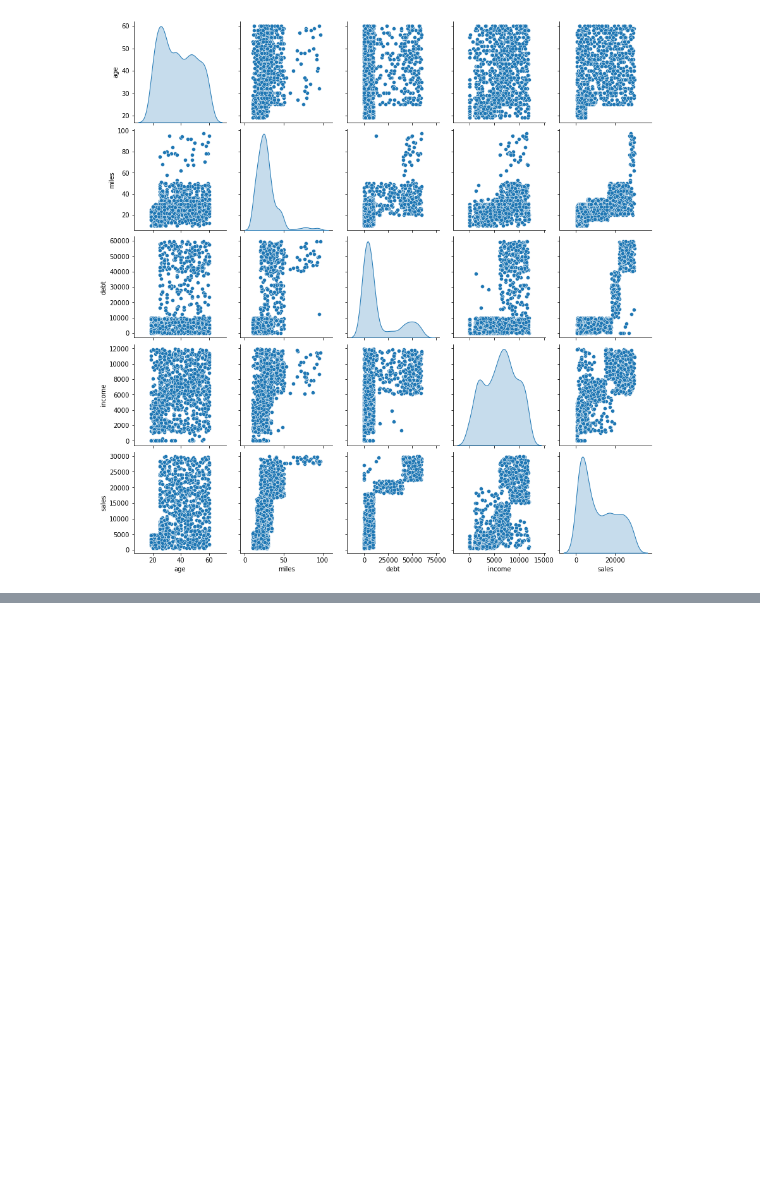
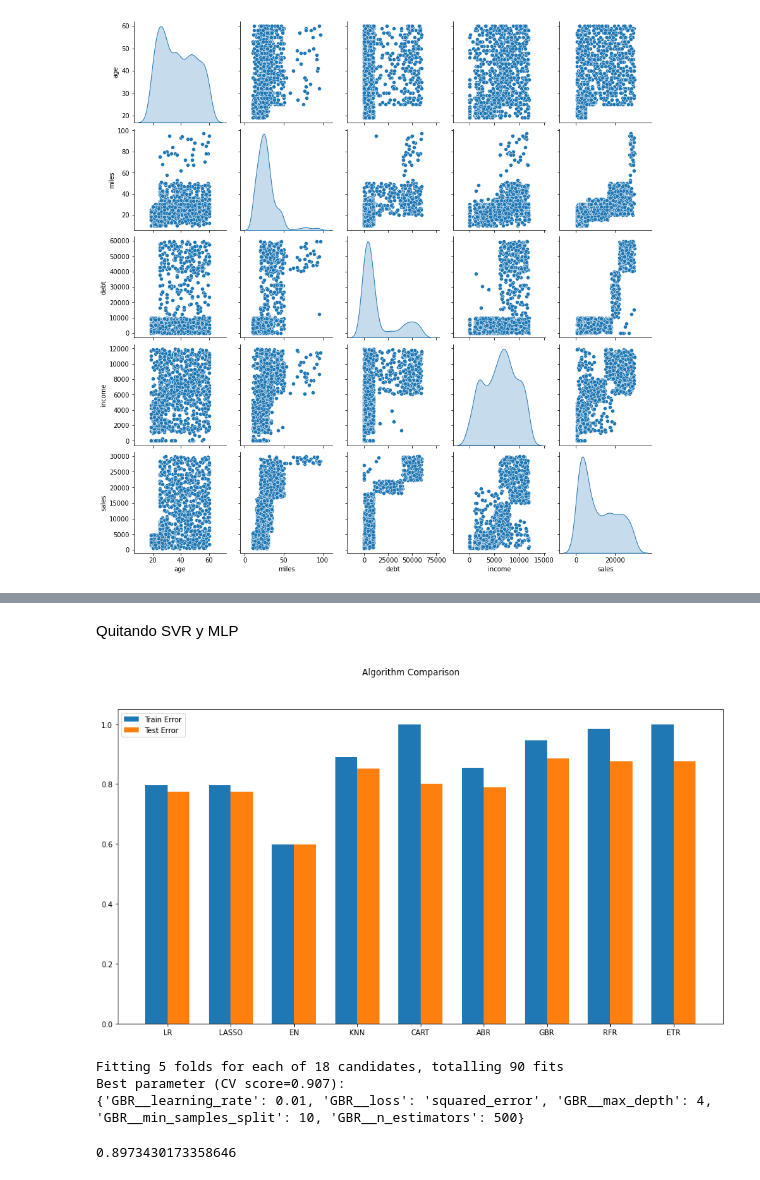
Before and after one commit to sruap1214/EC_Finance, a Jupyter notebook: Notebooks/07_MachineLearningRegression.ipynb, the cells around one changed output, grey strips where cells are left out. Cells and saved outputs as stored; diff of their text form; code cells hidden in the pictures; blank space fills up the shorter version.

Commit message:
Finish Machine Learning Notebook

```diff
--- a/Notebooks/07_MachineLearningRegression.ipynb
+++ b/Notebooks/07_MachineLearningRegression.ipynb
@@ -610,0 +719,44 @@ test_dataset = dataset.drop(train_dataset.index)
+# %% [markdown]
+Quitando SVR y MLP
+# %%
+# compare algorithms
+fig = plt.figure()
+
+ind = np.arange(len(names)-2)  # the x locations for the groups
+width = 0.35  # the width of the bars
+
+fig.suptitle('Algorithm Comparison')
+ax = fig.add_subplot(111)
+plt.bar(ind - width/2, train_results[0:5] + train_results[7:],  width=width, label='Train Error')
+plt.bar(ind + width/2, test_results[0:5] + test_results[7:], width=width, label='Test Error')
+fig.set_size_inches(15,8)
+plt.legend()
+ax.set_xticks(ind)
+ax.set_xticklabels(names[0:5] + names[7:]);
+# %% [output]
+[figure, added]
+# %%
+params_grid = {
+    "GBR__n_estimators": [500,1000,2000],
+    "GBR__max_depth": [4, 8, 12],
+    "GBR__min_samples_split": [5,10],
+    "GBR__learning_rate": [0.01],
+    "GBR__loss": ["squared_error"],
+}
+
+pipe = Pipeline([('scaler', StandardScaler()), ('GBR', GradientBoostingRegressor())])
+search = GridSearchCV(pipe, params_grid, scoring = scoring, n_jobs=4, verbose = 10)
+search.fit(X_train, y_train)
+
+print("Best parameter (CV score=%0.3f):" % search.best_score_)
+print(search.best_params_)
+# %% [output]
+Fitting 5 folds for each of 18 candidates, totalling 90 fits
+Best parameter (CV score=0.907):
+{'GBR__learning_rate': 0.01, 'GBR__loss': 'squared_error', 'GBR__max_depth': 4, 'GBR__min_samples_split': 10, 'GBR__n_estimators': 500}
+# %%
+# estimate r2 on test set
+predictions = search.best_estimator_.predict(X_test)
+print(r2_score(y_test, predictions))
+# %% [output]
+0.8973430173358646
```
Also changed, not shown: parts of 9 cells of this notebook.
